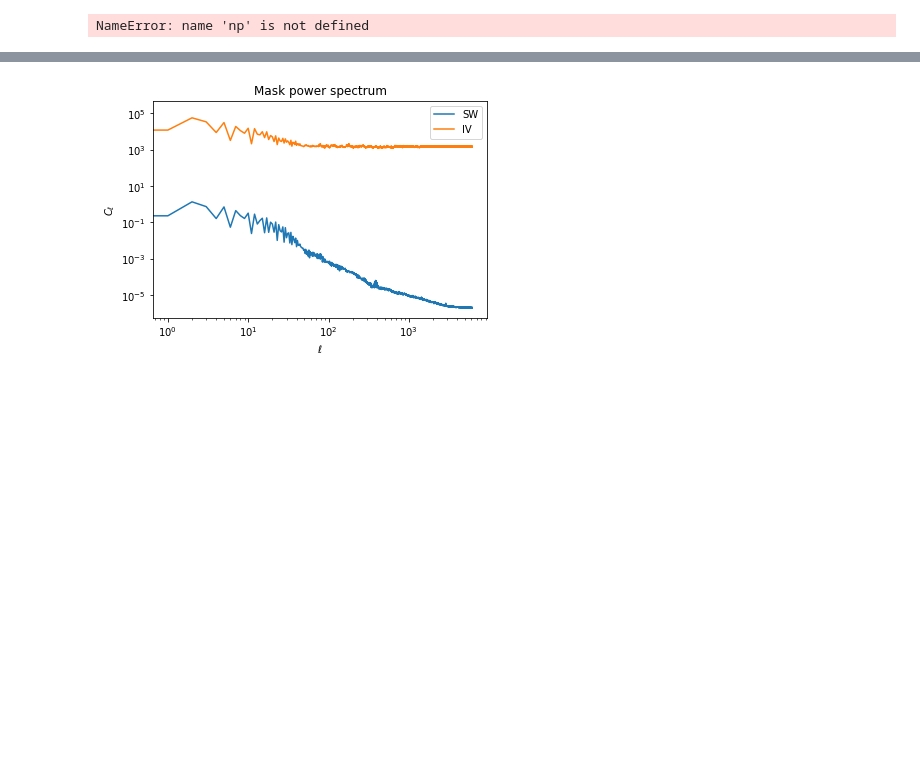
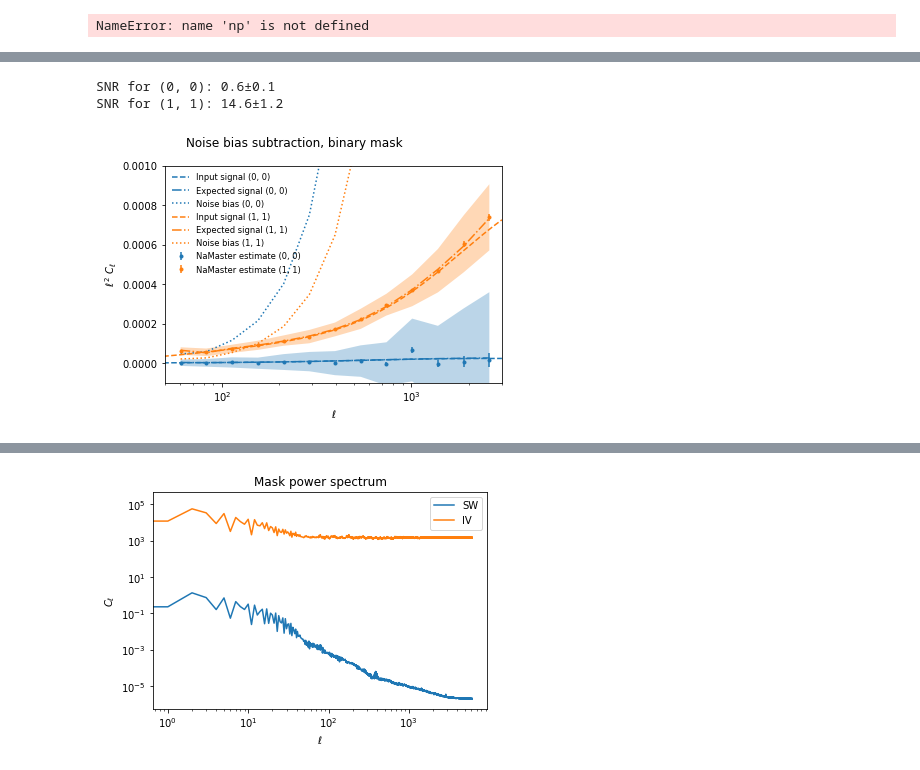
Before and after one commit to tilmantroester/KiDS-1000xtSZ, a Jupyter notebook: notebooks/covariance_shenanigans.ipynb, the cells around one changed output, grey strips where cells are left out. Drawn from its saved outputs; the diff is of its cells as text; code cells hidden in the pictures; blank space fills up the shorter version.

Commit message:
Plots for binary mask setup.

```diff
--- a/notebooks/covariance_shenanigans.ipynb
+++ b/notebooks/covariance_shenanigans.ipynb
@@ -903 +902,24 @@ fig.savefig("plots/noise_bias_subtraction.png", facecolor="w", dpi=300)
 [figure]
+# %%
+nmt_workspace_binary_mask = {}
+nmt_workspace_binary_mask[(0,0)] = nmt.NmtWorkspace()
+nmt_workspace_binary_mask[(0,0)].read_from(os.path.join(NMT_WORKSPACE_PATH, "shear_KiDS1000_shear_KiDS1000_binary_mask/pymaster_workspace_shear_0_shear_0.fits"))
+nmt_workspace_binary_mask[(1,1)] = nmt.NmtWorkspace()
+nmt_workspace_binary_mask[(1,1)].read_from(os.path.join(NMT_WORKSPACE_PATH, "shear_KiDS1000_shear_KiDS1000_binary_mask/pymaster_workspace_shear_4_shear_4.fits"))
+# %%
+true_random_shear_with_signal_no_noise_bias_binary_mask_EE = {
+    (0,0): np.load("../results/measurements/shear_KiDS1000_true_randoms_with_signal_binary_mask/run_0/Cl_decoupled_no_noise_bias_z0.1-0.3_gal.npz")["EE"][:],
+    (1,1): np.load("../results/measurements/shear_KiDS1000_true_randoms_with_signal_binary_mask/run_0/Cl_decoupled_no_noise_bias_z0.9-1.2_gal.npz")["EE"][:]}
+
+true_random_shear_with_signal_coupled_binary_mask_EE = {
+    (0,0): np.load("../results/measurements/shear_KiDS1000_true_randoms_with_signal_binary_mask/run_0/Cl_coupled_z0.1-0.3_gal.npz")["EE"][:],
+    (1,1): np.load("../results/measurements/shear_KiDS1000_true_randoms_with_signal_binary_mask/run_0/Cl_coupled_z0.9-1.2_gal.npz")["EE"][:]}
+# %%
+make_noise_subtraction_plot(wsp=nmt_workspace_binary_mask,
+                            randoms=true_random_shear_with_signal_no_noise_bias_binary_mask_EE,
+                            title="Noise bias subtraction, binary mask",
+                            filename="plots/noise_bias_subtraction_binary_mask.png")
+# %% [output]
+SNR for (0, 0): 0.6±0.1
+SNR for (1, 1): 14.6±1.2
+[figure, added]
```
Also changed, not shown: parts of 10 cells of this notebook.
